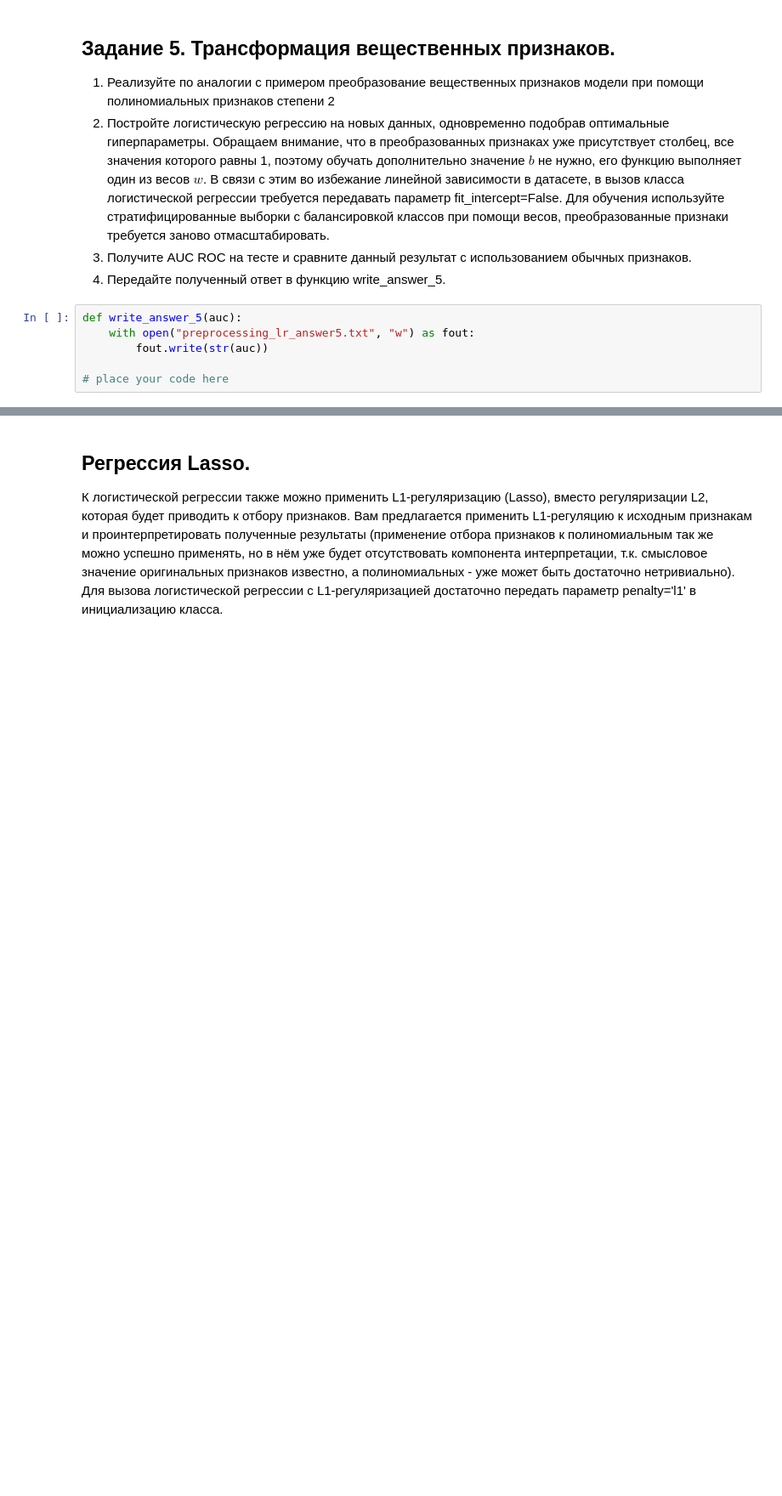
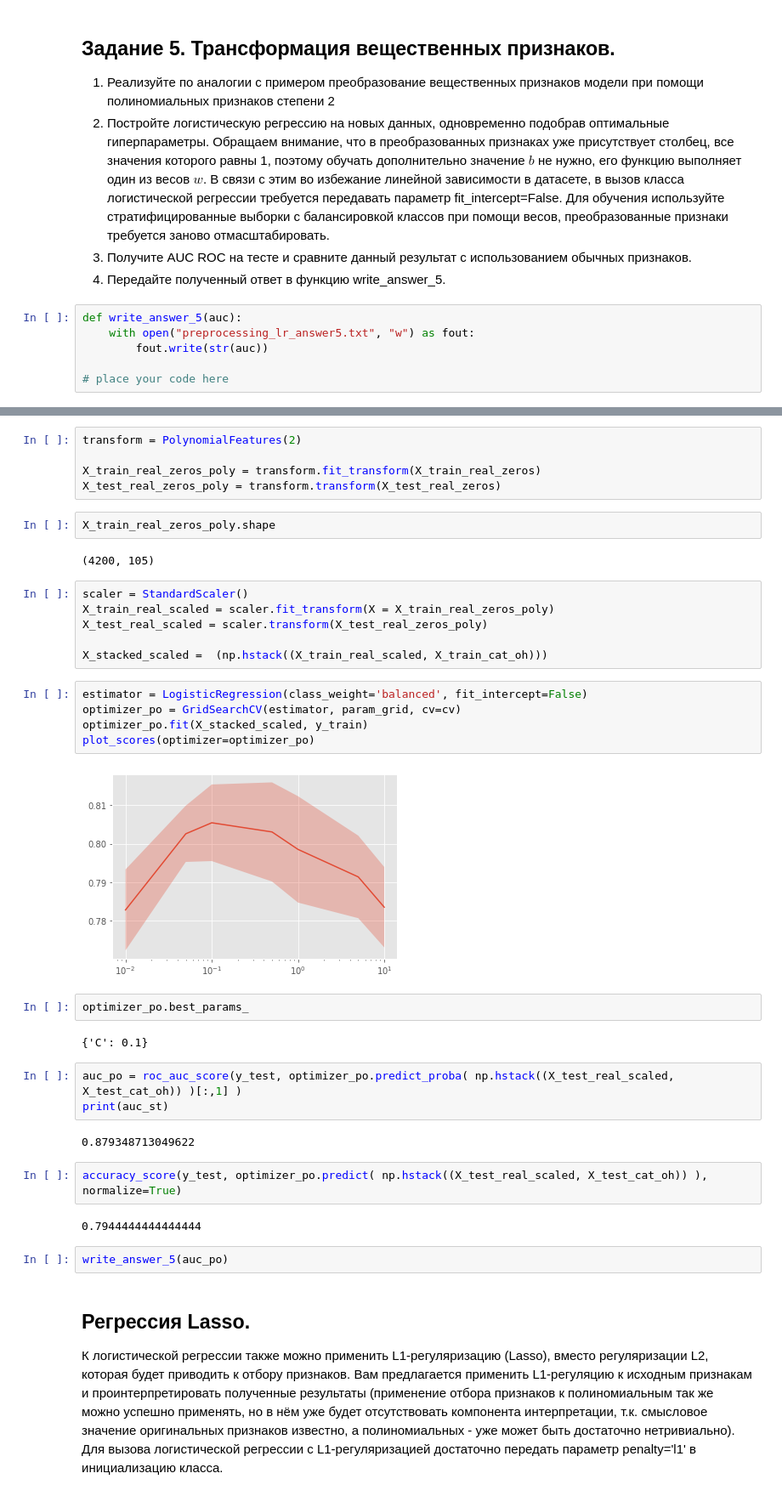
Before and after one commit to pavelevandrei/SupervisedLearning, a Jupyter notebook: week3/Preprocessing_LR_Grants.ipynb, the cells around one changed output, grey strips where cells are left out. Shown at 85% size. Saved outputs shown, nothing was run; the diff lists cells and outputs as text; blank space fills up the shorter version.

```diff
--- a/week3/Preprocessing_LR_Grants.ipynb
+++ b/week3/Preprocessing_LR_Grants.ipynb
@@ -847,3 +980,40 @@ def write_answer_5(auc):
+# %%
+transform = PolynomialFeatures(2)
+
+X_train_real_zeros_poly = transform.fit_transform(X_train_real_zeros)
+X_test_real_zeros_poly = transform.transform(X_test_real_zeros)
+# %%
+X_train_real_zeros_poly.shape
+# %% [output]
+(4200, 105)
+# %%
+scaler = StandardScaler()
+X_train_real_scaled = scaler.fit_transform(X = X_train_real_zeros_poly)
+X_test_real_scaled = scaler.transform(X_test_real_zeros_poly)
+
+X_stacked_scaled =  (np.hstack((X_train_real_scaled, X_train_cat_oh)))
+# %%
+estimator = LogisticRegression(class_weight='balanced', fit_intercept=False)
+optimizer_po = GridSearchCV(estimator, param_grid, cv=cv)
+optimizer_po.fit(X_stacked_scaled, y_train)
+plot_scores(optimizer=optimizer_po)
+# %% [output]
+[figure, added]
+# %%
+optimizer_po.best_params_
+# %% [output]
+{'C': 0.1}
+# %%
+auc_po = roc_auc_score(y_test, optimizer_po.predict_proba( np.hstack((X_test_real_scaled, X_test_cat_oh)) )[:,1] )
+print(auc_st)
+# %% [output]
+0.879348713049622
+# %%
+accuracy_score(y_test, optimizer_po.predict( np.hstack((X_test_real_scaled, X_test_cat_oh)) ), normalize=True)
+# %% [output]
+0.7944444444444444
+# %%
+write_answer_5(auc_po)
 # %% [markdown]
 ## Регрессия Lasso.
 К логистической регрессии также можно применить L1-регуляризацию (Lasso), вместо регуляризации L2, которая будет приводить к отбору признаков. Вам предлагается применить L1-регуляцию к исходным признакам и проинтерпретировать полученные результаты (применение отбора признаков к полиномиальным так же можно успешно применять, но в нём уже будет отсутствовать компонента интерпретации, т.к. смысловое значение оригинальных признаков известно, а полиномиальных - уже может быть достаточно нетривиально). Для вызова логистической регрессии с L1-регуляризацией достаточно передать параметр penalty='l1' в инициализацию класса.
```
Also changed, not shown: parts of 64 cells of this notebook, 4 other files.
